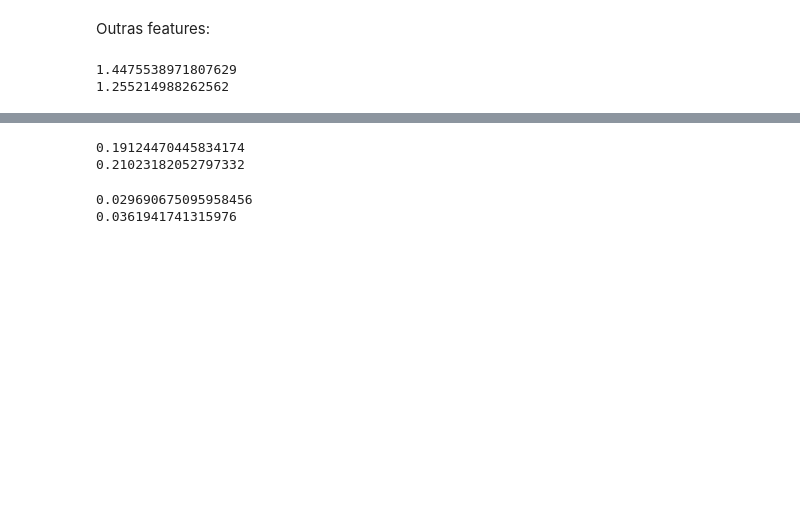
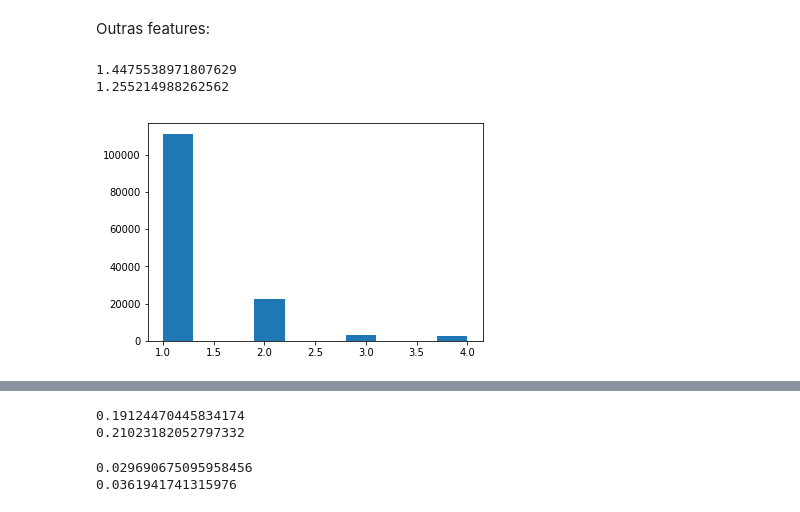
Before and after one commit to Pendulun/TWINSCausalidadeML, a Jupyter notebook: notebooks/2-rpr-data-exploration.ipynb, the cells around one changed output, grey strips where cells are left out. Cells and saved outputs as stored; diff of their text form; code cells hidden in the pictures; blank space fills up the shorter version.

Commit message:
Updating Data Exploration - Plots

```diff
--- a/notebooks/2-rpr-data-exploration.ipynb
+++ b/notebooks/2-rpr-data-exploration.ipynb
@@ -505,3 +506,8 @@ print(a_pre_mean)
 # %% [output]
 1.4475538971807629
 1.255214988262562
+# %%
+plt.hist(data["mpre5"])
+plt.show()
+# %% [output]
+[figure, added]
```
Also changed, not shown: parts of 5 cells of this notebook.
